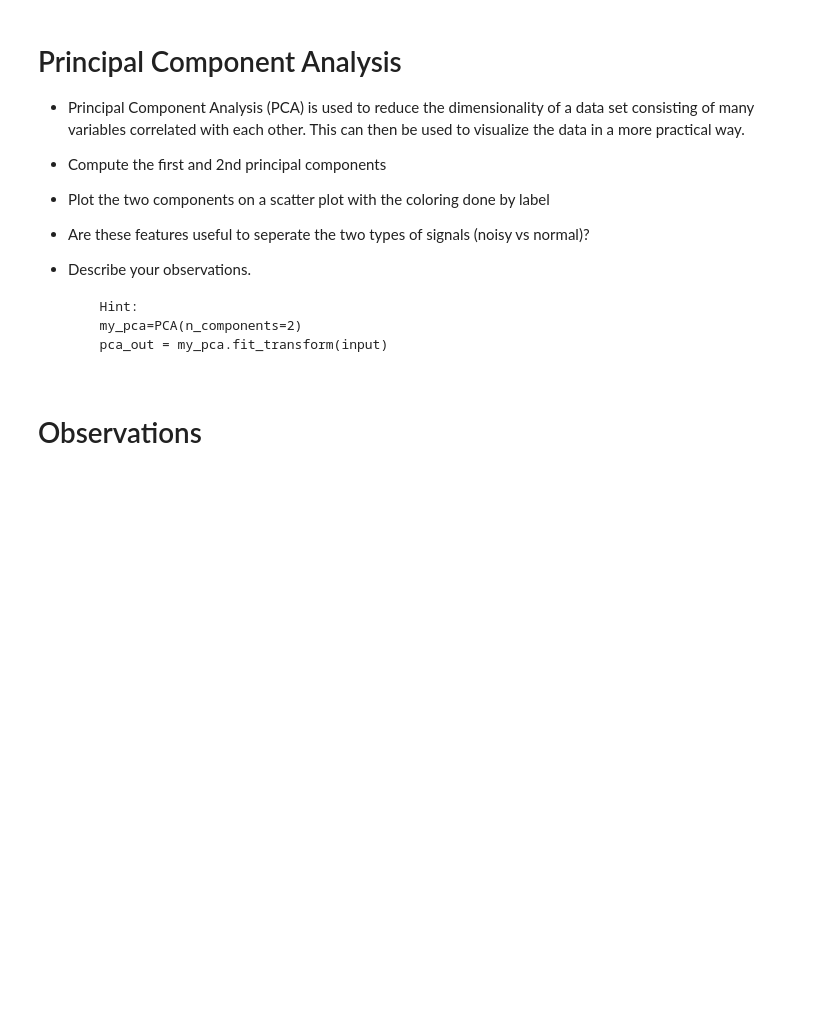
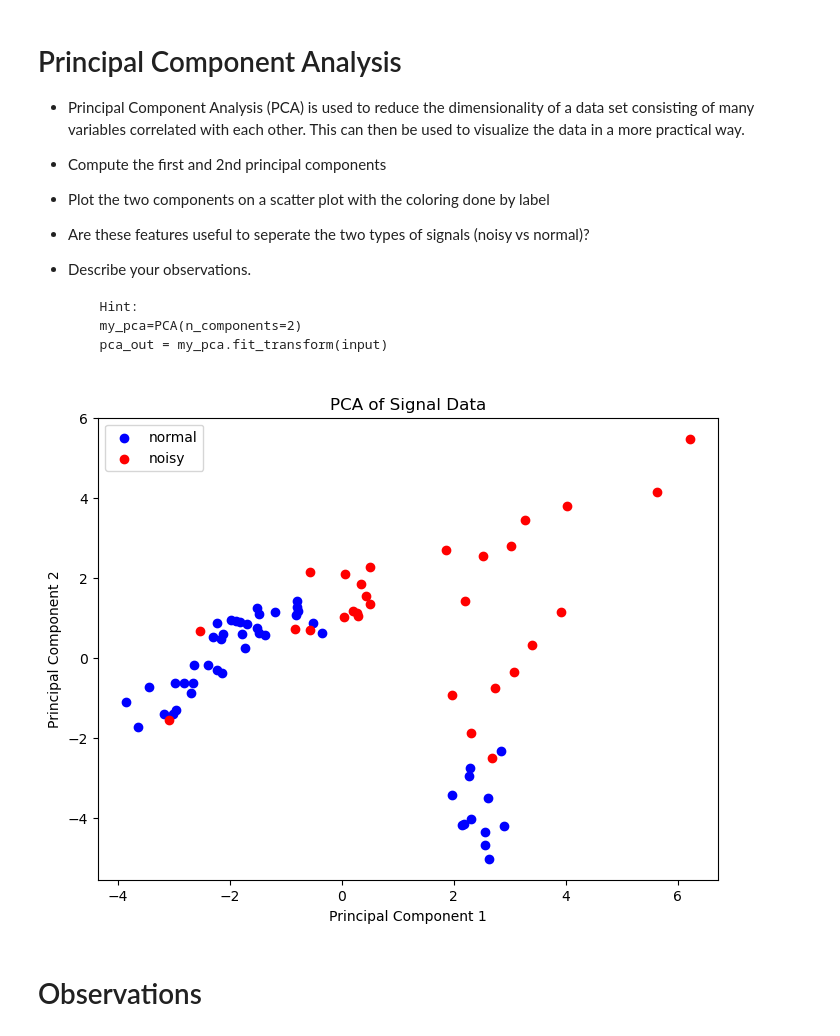
Before and after one commit to annafernandezrajal/Measurement-and-analysis-of-SCG, a Jupyter notebook: DTEK0042 Exercise 4.ipynb, the cells around one changed output. Drawn from its saved outputs; the diff is of its cells as text; code cells hidden in the pictures; blank space fills up the shorter version.

```diff
--- a/DTEK0042 Exercise 4.ipynb
+++ b/DTEK0042 Exercise 4.ipynb
@@ -162,6 +263,14 @@ Hint:
 
     Use sklearn.preprocessing.scale() to standardize the features
     Reference: https://scikit-learn.org/stable/modules/generated/sklearn.preprocessing.scale.html
+# %%
+labels = features_df['Label']
+features = features_df.drop(columns=['Label']) # 'PSD_binned_sum'
+
+standardized_features = pd.DataFrame(scale(features), columns=features.columns)
+
+#standardized_features['PSD_binned_sum'] = features_df['PSD_binned_sum']
+features_df_standardized = pd.concat([labels, standardized_features], axis=1)
 # %% [markdown]
 # Principal Component Analysis
 * Principal Component Analysis (PCA) is used to reduce the dimensionality of a data set consisting of many variables correlated with each other. This can then be used to visualize the data in a more practical way.
@@ -173,5 +282,26 @@ Hint:
         Hint:
         my_pca=PCA(n_components=2)
         pca_out = my_pca.fit_transform(input)
+# %%
+my_pca = PCA(n_components=2)
+pca_out = my_pca.fit_transform(features_df_standardized.drop(columns=['Label']))# 'PSD_binned_sum'
+
+pca_df = pd.DataFrame(data=pca_out, columns=['PC1', 'PC2'])
+pca_df['Label'] = features_df_standardized['Label']
+
+colors = {'normal': 'blue', 'noisy': 'red'}
+
+plt.figure(figsize=(8, 6))
+for label, color in colors.items():
+    subset = pca_df[pca_df['Label'] == label]
+    plt.scatter(subset['PC1'], subset['PC2'], c=color, label=label)
+
+plt.xlabel('Principal Component 1')
+plt.ylabel('Principal Component 2')
+plt.title('PCA of Signal Data')
+plt.legend()
+plt.show()
+# %% [output]
+[figure, added]
 # %% [markdown]
 # Observations
```
Also changed, not shown: parts of 9 cells of this notebook.
